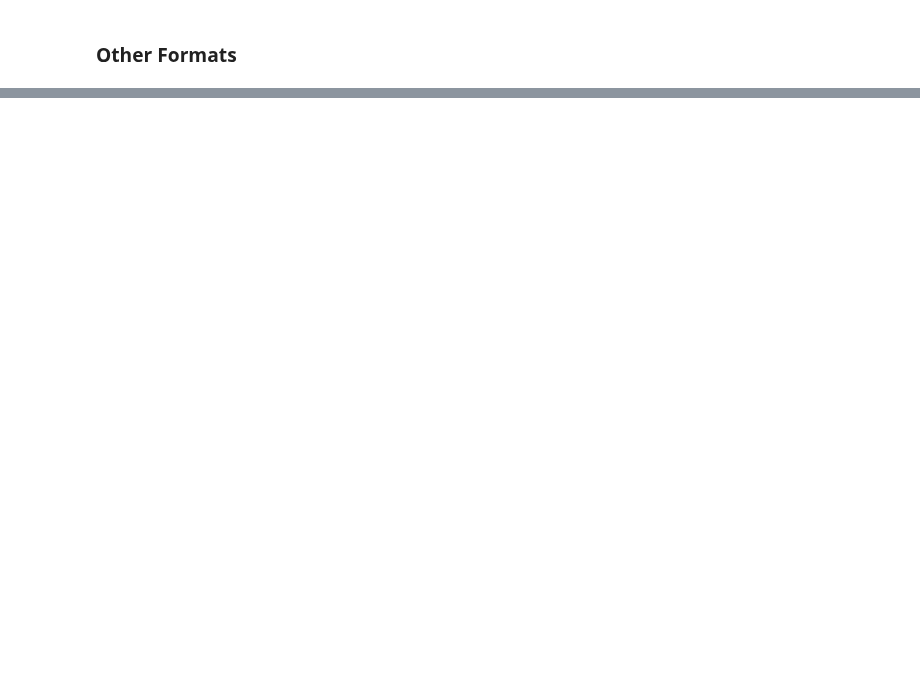
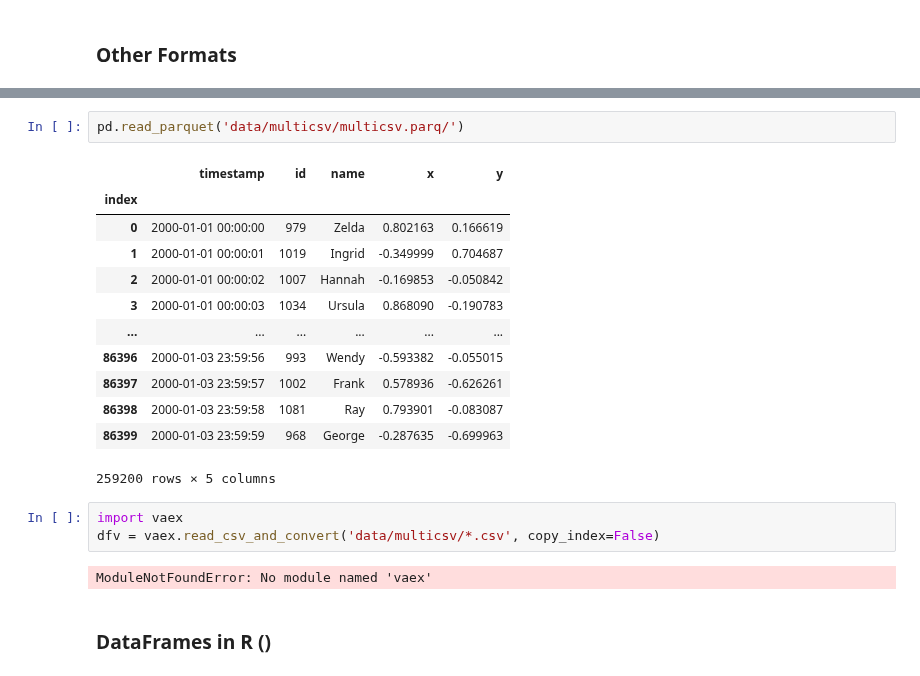
Before and after one commit to Bianchi446/data-cleaning, a Jupyter notebook: 01-Data_ingestion-tabular.ipynb, the cells around one changed output, grey strips where cells are left out. Cells and saved outputs as stored; diff of their text form; blank space fills up the shorter version.

```diff
--- a/01-Data_ingestion-tabular.ipynb
+++ b/01-Data_ingestion-tabular.ipynb
@@ -511,0 +500,22 @@ FileNotFoundError: [Errno 2] Unable to synchronously open file (unable to open f
+# %%
+pd.read_parquet('data/multicsv/multicsv.parq/')
+# %% [output]
+|  | timestamp | id | name | x | y |
+| index |  |  |  |  |  |
+| 0 | 2000-01-01 00:00:00 | 979 | Zelda | 0.802163 | 0.166619 |
+| 1 | 2000-01-01 00:00:01 | 1019 | Ingrid | -0.349999 | 0.704687 |
+| 2 | 2000-01-01 00:00:02 | 1007 | Hannah | -0.169853 | -0.050842 |
+| 3 | 2000-01-01 00:00:03 | 1034 | Ursula | 0.868090 | -0.190783 |
+| ... | ... | ... | ... | ... | ... |
+| 86396 | 2000-01-03 23:59:56 | 993 | Wendy | -0.593382 | -0.055015 |
+| 86397 | 2000-01-03 23:59:57 | 1002 | Frank | 0.578936 | -0.626261 |
+| 86398 | 2000-01-03 23:59:58 | 1081 | Ray | 0.793901 | -0.083087 |
+| 86399 | 2000-01-03 23:59:59 | 968 | George | -0.287635 | -0.699963 |
+259200 rows × 5 columns
+# %%
+import vaex
+dfv = vaex.read_csv_and_convert('data/multicsv/*.csv', copy_index=False)
+# %% [output]
+ModuleNotFoundError: No module named 'vaex'
+# %% [markdown]
+### DataFrames in R ()
```
Also changed, not shown: parts of 27 cells of this notebook, 10 other files.
